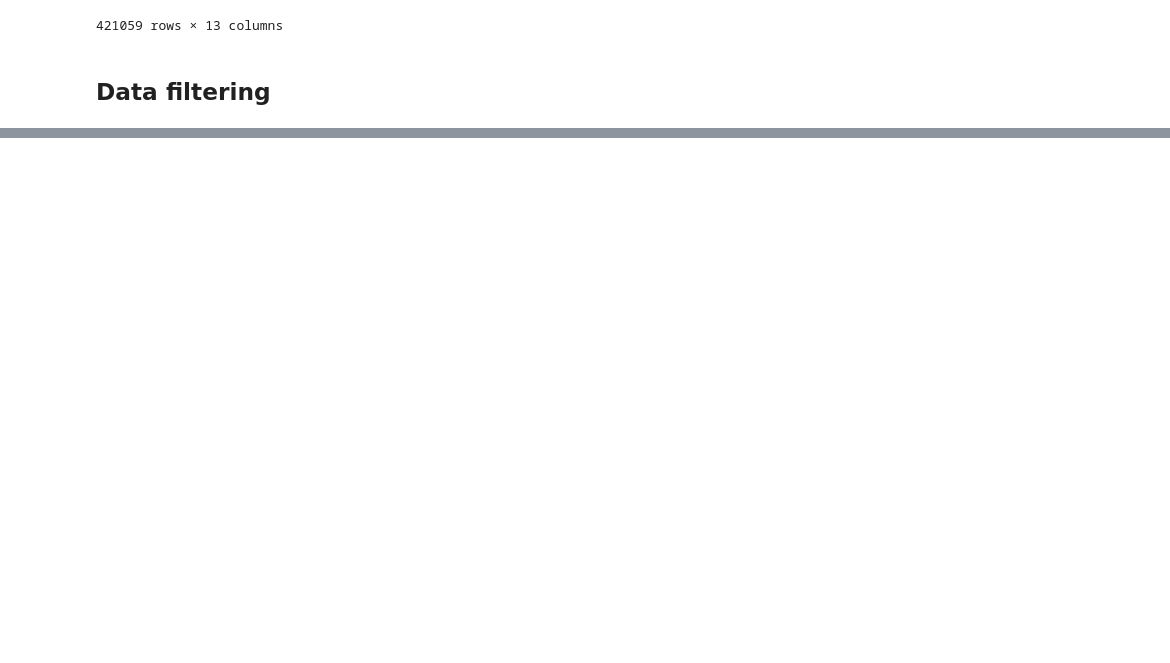
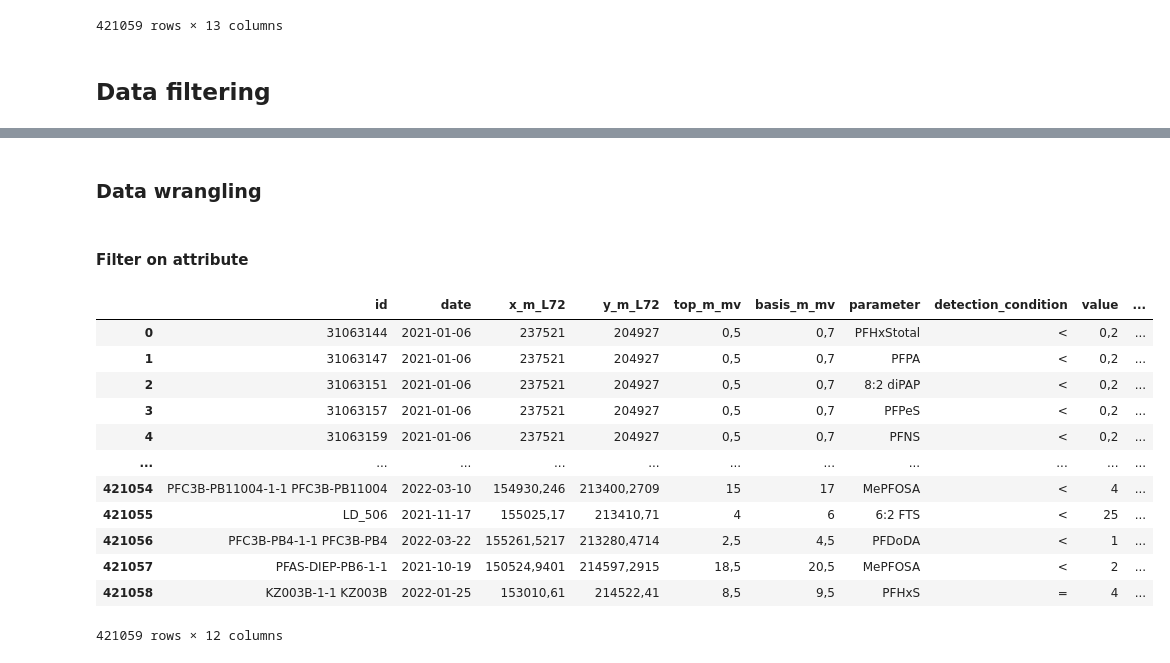
Before and after one commit to DOV-Vlaanderen/pygada, a Jupyter notebook: docs/notebooks/data_preparation/PFAS/PFAS_data_preparation.ipynb, the cells around one changed output, grey strips where cells are left out. Saved outputs shown, nothing was run; the diff lists cells and outputs as text; code cells hidden in the pictures; blank space fills up the shorter version.

```diff
--- a/docs/notebooks/data_preparation/PFAS/PFAS_data_preparation.ipynb
+++ b/docs/notebooks/data_preparation/PFAS/PFAS_data_preparation.ipynb
@@ -301,0 +288,25 @@ combined_dataset
+# %% [markdown]
+### Data wrangling
+# %%
+# Initialize the class
+
+ftd = FilterTransformData(combined_dataset)
+# %% [markdown]
+#### Filter on attribute
+# %%
+combined_dataset_filtered_attribute = ftd.filter_on_attribute()
+combined_dataset_filtered_attribute
+# %% [output]
+|  | id | date | x_m_L72 | y_m_L72 | top_m_mv | basis_m_mv | parameter | detection_condition | value | ... |
+| 0 | 31063144 | 2021-01-06 | 237521 | 204927 | 0,5 | 0,7 | PFHxStotal | < | 0,2 | ... |
+| 1 | 31063147 | 2021-01-06 | 237521 | 204927 | 0,5 | 0,7 | PFPA | < | 0,2 | ... |
+| 2 | 31063151 | 2021-01-06 | 237521 | 204927 | 0,5 | 0,7 | 8:2 diPAP | < | 0,2 | ... |
+| 3 | 31063157 | 2021-01-06 | 237521 | 204927 | 0,5 | 0,7 | PFPeS | < | 0,2 | ... |
+| 4 | 31063159 | 2021-01-06 | 237521 | 204927 | 0,5 | 0,7 | PFNS | < | 0,2 | ... |
+| ... | ... | ... | ... | ... | ... | ... | ... | ... | ... | ... |
+| 421054 | PFC3B-PB11004-1-1 PFC3B-PB11004 | 2022-03-10 | 154930,246 | 213400,2709 | 15 | 17 | MePFOSA | < | 4 | ... |
+| 421055 | LD_506 | 2021-11-17 | 155025,17 | 213410,71 | 4 | 6 | 6:2 FTS | < | 25 | ... |
+| 421056 | PFC3B-PB4-1-1 PFC3B-PB4 | 2022-03-22 | 155261,5217 | 213280,4714 | 2,5 | 4,5 | PFDoDA | < | 1 | ... |
+| 421057 | PFAS-DIEP-PB6-1-1 | 2021-10-19 | 150524,9401 | 214597,2915 | 18,5 | 20,5 | MePFOSA | < | 2 | ... |
+| 421058 | KZ003B-1-1 KZ003B | 2022-01-25 | 153010,61 | 214522,41 | 8,5 | 9,5 | PFHxS | = | 4 | ... |
+421059 rows × 12 columns
```
Also changed, not shown: parts of 15 cells of this notebook, 4 other files.
